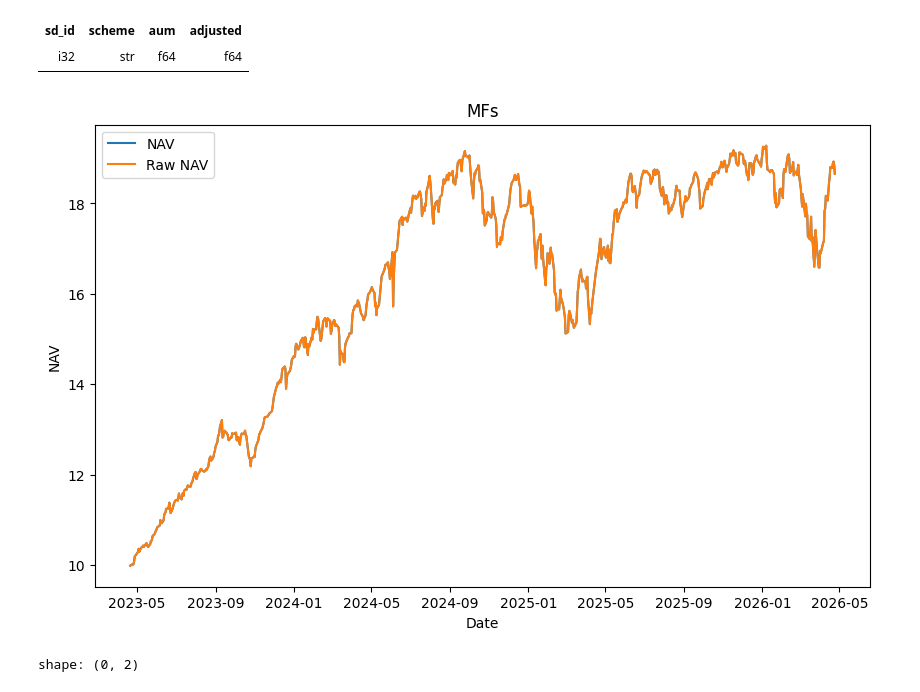
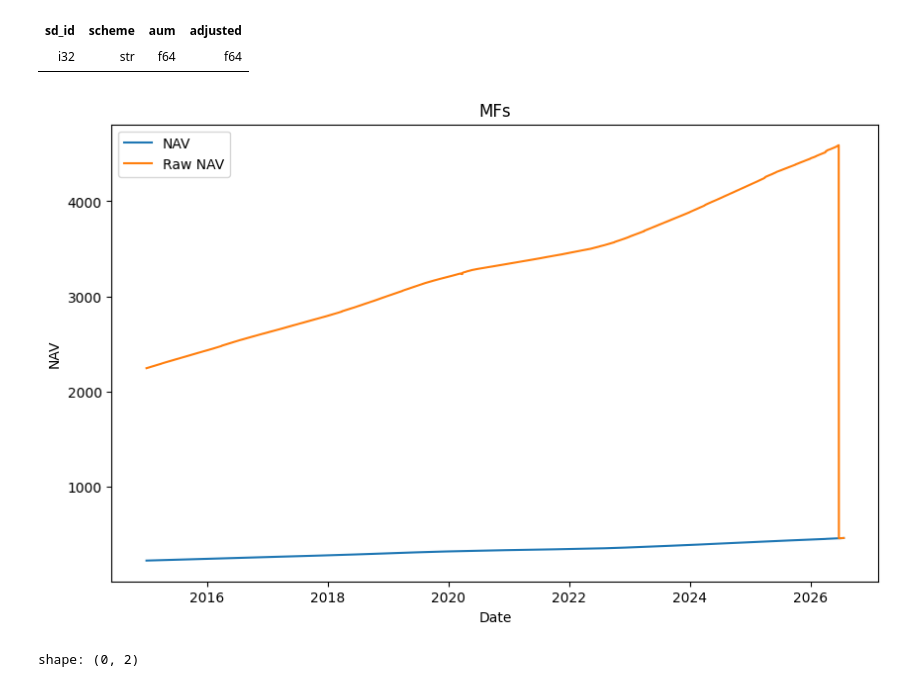
Before and after one commit to akashgurava/amfi, a Jupyter notebook: Start.ipynb, the cells around one changed output. Saved outputs shown, nothing was run; the diff lists cells and outputs as text; code cells hidden in the pictures.

```diff
--- a/Start.ipynb
+++ b/Start.ipynb
@@ -182,25 +182,25 @@ shape: (0, 4)
 # %%
 # Query
 df = conn.execute(
     """
     SELECT sd_id, date, nav, raw_nav
     FROM nav
-    WHERE sd_id = 151724
+    WHERE sd_id = 120304
     ORDER BY date
     """
 ).pl()
 
 # Plot with Matplotlib
 fig, ax = plt.subplots(figsize=(10, 6))
 ax.plot(df['date'].to_list(), df['nav'].to_list(), label='NAV')
 ax.plot(df['date'].to_list(), df['raw_nav'].to_list(), label='Raw NAV')
 ax.set_title('MFs')
 ax.set_xlabel('Date')
 ax.set_ylabel('NAV')
 ax.legend()
 plt.show()
 # %% [output]
-[figure, old version]
+[figure, new version]
 # %%
 # Duplicate plan -> scheme
 conn.execute(
```
Also changed, not shown: parts of 10 cells of this notebook, 33 other files.
